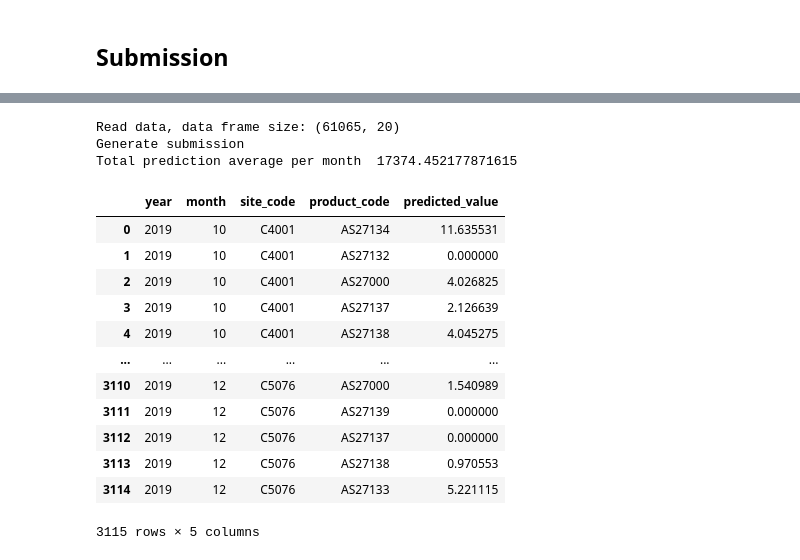
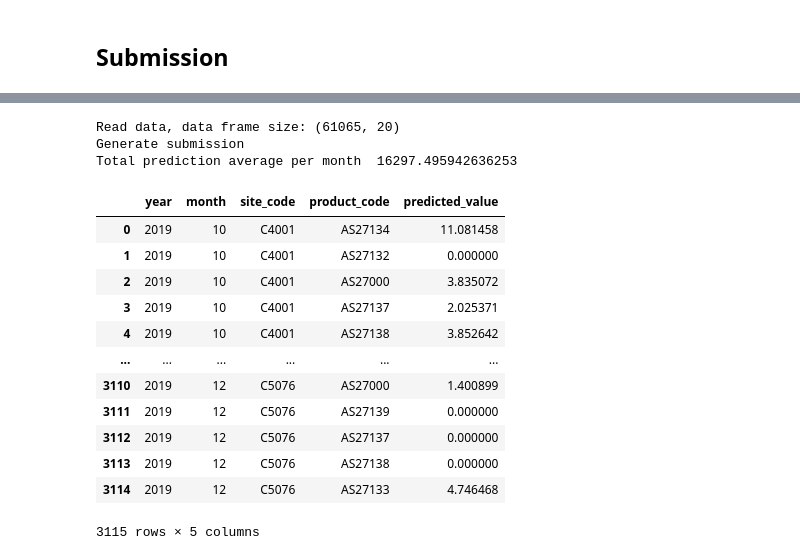
Before and after one commit to rasyidstat/ifc, a Jupyter notebook: submission/model4-rmsse.ipynb, the cells around one changed output, grey strips where cells are left out. Cells and saved outputs as stored; diff of their text form; code cells hidden in the pictures.

```diff
--- a/submission/model4-rmsse.ipynb
+++ b/submission/model4-rmsse.ipynb
@@ -589,45 +636,5 @@ Wall time: 3min
 # %% [markdown]
 ## Submission
-# %%
-def mase_df_all(df, df_name):
-    print(df_name)
-    cv = []
-    for block in [43,40,37,34]:
-        cv_block = mase_df(df[df['block'] == block])
-        cv.append(cv_block)
-        print('{} is {}'.format(block, cv_block))
-    print('CV mean is {:.4f} and CV std is {:.4f}'.format(np.array(cv).mean(), np.array(cv).std()))
-    print('')
-
-def generate_submission(sub, name):
-    # Main submission
-    sub = sub[sub['block'] == 46].copy()
-    sub['year'] = 2019
-    sub.loc[sub['idx'] == 46, 'month'] = 10
-    sub.loc[sub['idx'] == 47, 'month'] = 11
-    sub.loc[sub['idx'] == 48, 'month'] = 12
-    sub = sub.loc[:, ['year','month','site_code','product_code','preds']]
-    sub[['preds']] = sub[['preds']].clip(lower = 0)
-
-    # If not found, use median value
-    sub_median = _read_data()
-    sub_median = sub_median[sub_median['isna'] == False]
-    sub_median = sub_median.groupby(['site_code','product_code']). \
-                            agg({'stock_distributed': 'median'}).reset_index()
-
-    # Join with sub_format.csv
-    sub_format = pd.read_csv('data/submission_format.csv')
-    sub_final = pd.merge(sub_format, sub, how='left')
-    sub_final = pd.merge(sub_final, sub_median, how='left')
-
-    # Coalesce: main submission -> median -> 0
-    sub_final['predicted_value'] = sub_final[['preds','stock_distributed','predicted_value']]. \
-                                   bfill(axis=1).iloc[:,0]
-    sub_final = sub_final.drop(columns = ['preds','stock_distributed'])
-    print('Generate submission')
-    sub_final.to_csv(name, index=False)
-    print('Total prediction average per month ', sub_final.predicted_value.sum()/3)
-    return sub_final
 # %%
 ensemble = pd.concat([pred1,pred2,pred3])
 
@@ -638,6 +645,9 @@ ensemble[['stock_distributed']] = ensemble[['stock_distributed']].replace(np.inf
 
 ensemble = ensemble.groupby(['site_code','product_code','idx','block']). \
                     agg({'stock_distributed': 'max', 'preds': 'mean'}).reset_index()
+
+# Prediction below 1 will be 0
+ensemble_postprocess = ensemble.assign(preds = 1*np.where(ensemble['preds'] < 1, 0, ensemble['preds']))
 # %%
 mase_df_all(pred1, "Sub1")
 mase_df_all(pred2, "Sub2")
@@ -664,20 +699,20 @@ CV mean is 1.3137 and CV std is 0.1311
 # %%
-generate_submission(ensemble_postprocess, 'submission4-rmsse.csv')
+generate_submission(ensemble_postprocess, 'data-cocreation/submission/submission4-rmsse.csv')
 # %% [output]
 Read data, data frame size: (61065, 20)
 Generate submission
-Total prediction average per month  17374.452177871615
+Total prediction average per month  16297.495942636253
 |  | year | month | site_code | product_code | predicted_value |
-| 0 | 2019 | 10 | C4001 | AS27134 | 11.635531 |
+| 0 | 2019 | 10 | C4001 | AS27134 | 11.081458 |
 | 1 | 2019 | 10 | C4001 | AS27132 | 0.000000 |
-| 2 | 2019 | 10 | C4001 | AS27000 | 4.026825 |
-| 3 | 2019 | 10 | C4001 | AS27137 | 2.126639 |
-| 4 | 2019 | 10 | C4001 | AS27138 | 4.045275 |
+| 2 | 2019 | 10 | C4001 | AS27000 | 3.835072 |
+| 3 | 2019 | 10 | C4001 | AS27137 | 2.025371 |
+| 4 | 2019 | 10 | C4001 | AS27138 | 3.852642 |
 | ... | ... | ... | ... | ... | ... |
-| 3110 | 2019 | 12 | C5076 | AS27000 | 1.540989 |
+| 3110 | 2019 | 12 | C5076 | AS27000 | 1.400899 |
 | 3111 | 2019 | 12 | C5076 | AS27139 | 0.000000 |
 | 3112 | 2019 | 12 | C5076 | AS27137 | 0.000000 |
-| 3113 | 2019 | 12 | C5076 | AS27138 | 0.970553 |
-| 3114 | 2019 | 12 | C5076 | AS27133 | 5.221115 |
+| 3113 | 2019 | 12 | C5076 | AS27138 | 0.000000 |
+| 3114 | 2019 | 12 | C5076 | AS27133 | 4.746468 |
 3115 rows × 5 columns
 # %%
```
Also changed, not shown: parts of 14 cells of this notebook, 8 other files.
